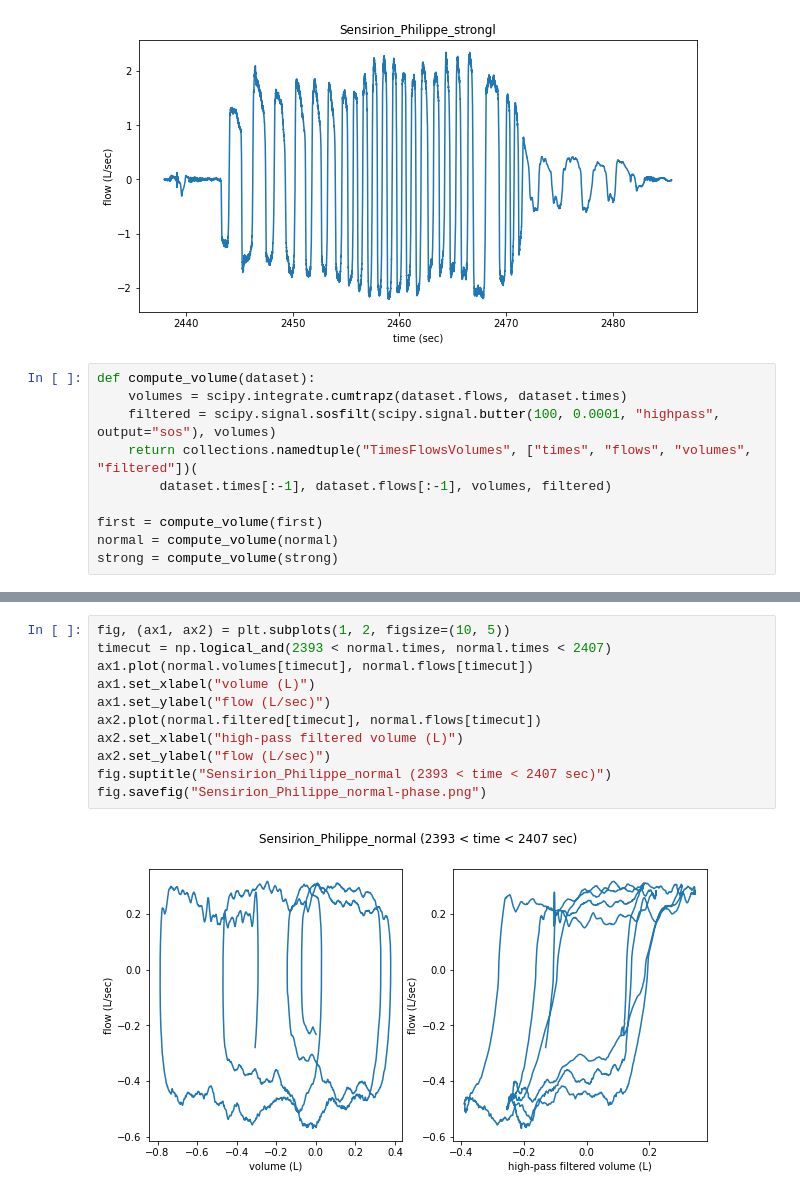
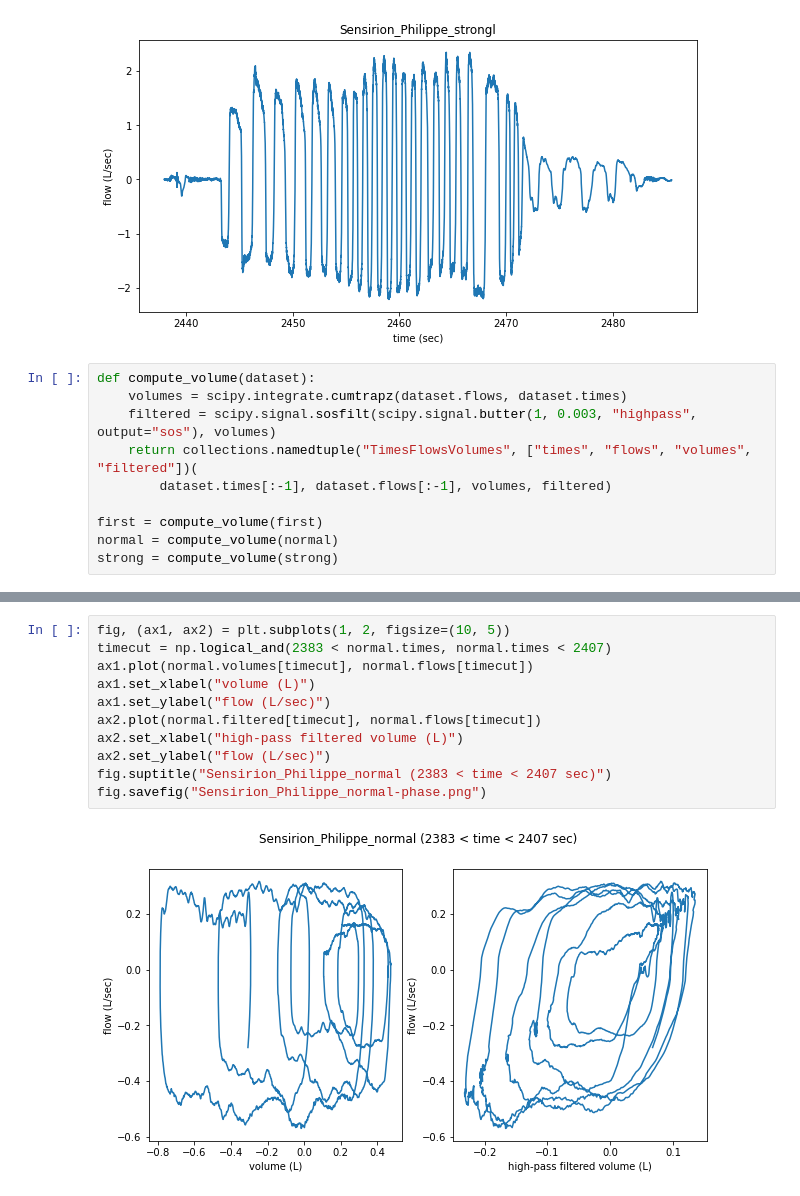
Before and after one commit to Princeton-Penn-Vents/princeton-penn-flowmeter, a Jupyter notebook: analysis/real-data.ipynb, the cells around one changed output, grey strips where cells are left out. Saved outputs shown, nothing was run; the diff lists cells and outputs as text.

Commit message:
Lower order on the high-pass filter yields better fidelity.

```diff
--- a/analysis/real-data.ipynb
+++ b/analysis/real-data.ipynb
@@ -53,7 +53,7 @@ fig.savefig("Sensirion_Philippe_strongl.png")
 # %%
 def compute_volume(dataset):
     volumes = scipy.integrate.cumtrapz(dataset.flows, dataset.times)
-    filtered = scipy.signal.sosfilt(scipy.signal.butter(100, 0.0001, "highpass", output="sos"), volumes)
+    filtered = scipy.signal.sosfilt(scipy.signal.butter(1, 0.003, "highpass", output="sos"), volumes)
     return collections.namedtuple("TimesFlowsVolumes", ["times", "flows", "volumes", "filtered"])(
         dataset.times[:-1], dataset.flows[:-1], volumes, filtered)
 
@@ -115,16 +115,16 @@ fig.savefig("Sensirion_Philippe-phase.png")
 # %%
 fig, (ax1, ax2) = plt.subplots(1, 2, figsize=(10, 5))
-timecut = np.logical_and(2393 < normal.times, normal.times < 2407)
+timecut = np.logical_and(2383 < normal.times, normal.times < 2407)
 ax1.plot(normal.volumes[timecut], normal.flows[timecut])
 ax1.set_xlabel("volume (L)")
 ax1.set_ylabel("flow (L/sec)")
 ax2.plot(normal.filtered[timecut], normal.flows[timecut])
 ax2.set_xlabel("high-pass filtered volume (L)")
 ax2.set_ylabel("flow (L/sec)")
-fig.suptitle("Sensirion_Philippe_normal (2393 < time < 2407 sec)")
+fig.suptitle("Sensirion_Philippe_normal (2383 < time < 2407 sec)")
 fig.savefig("Sensirion_Philippe_normal-phase.png")
 # %% [output]
-[figure, old version]
+[figure, new version]
 # %%
 fig, (ax1, ax2) = plt.subplots(1, 2, figsize=(10, 5))
 timecut = np.logical_and(2446 < strong.times, strong.times < 2467)
```
Also changed, not shown: parts of 5 cells of this notebook.
